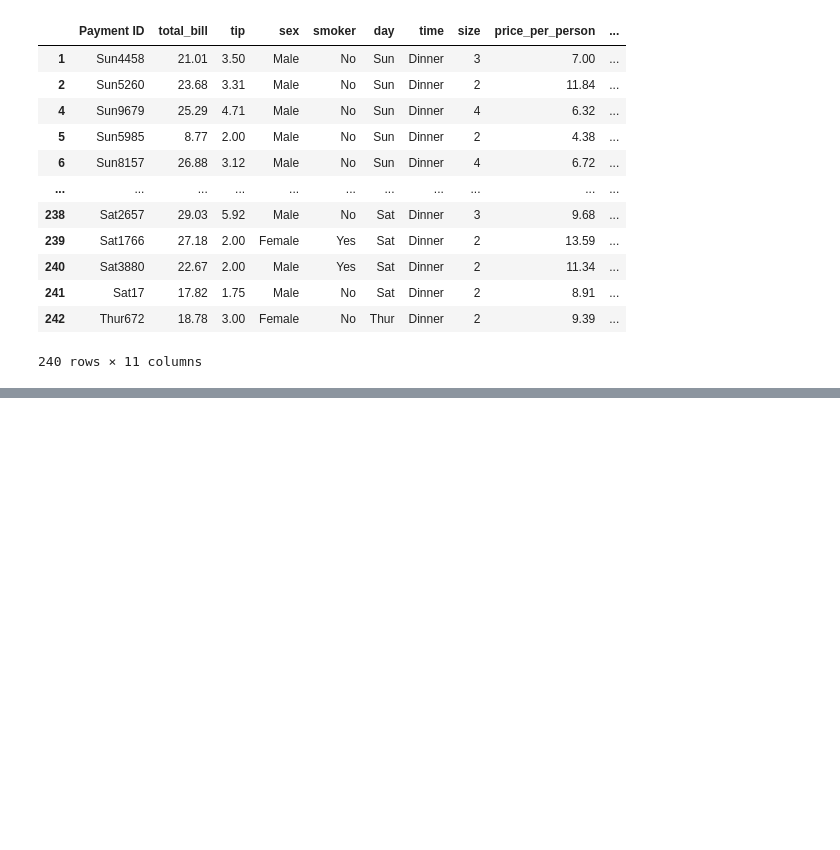
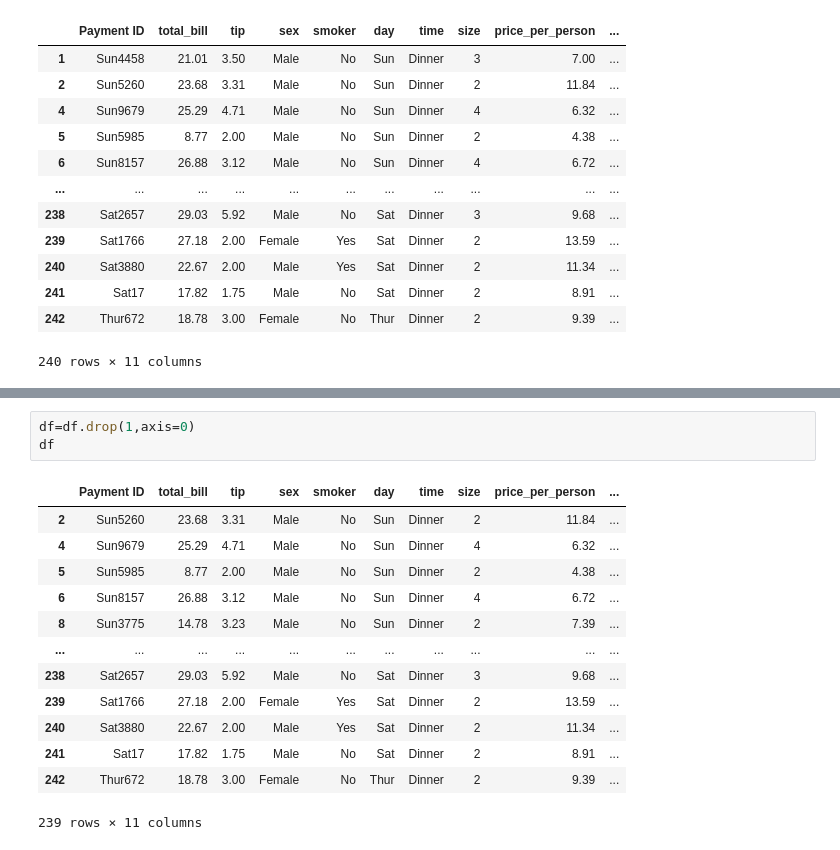
Before and after one commit to Akash-1gif/ml_practice, a Jupyter notebook: pandas/5_working_with_rows.ipynb, the cells around one changed output, grey strips where cells are left out. Saved outputs shown, nothing was run; the diff lists cells and outputs as text; blank space fills up the shorter version.

```diff
--- a/pandas/5_working_with_rows.ipynb
+++ b/pandas/5_working_with_rows.ipynb
@@ -241,0 +238,17 @@ SyntaxError: invalid syntax (1773015844.py, line 1)
+# %%
+df=df.drop(1,axis=0)
+df
+# %% [output]
+|  | Payment ID | total_bill | tip | sex | smoker | day | time | size | price_per_person | ... |
+| 2 | Sun5260 | 23.68 | 3.31 | Male | No | Sun | Dinner | 2 | 11.84 | ... |
+| 4 | Sun9679 | 25.29 | 4.71 | Male | No | Sun | Dinner | 4 | 6.32 | ... |
+| 5 | Sun5985 | 8.77 | 2.00 | Male | No | Sun | Dinner | 2 | 4.38 | ... |
+| 6 | Sun8157 | 26.88 | 3.12 | Male | No | Sun | Dinner | 4 | 6.72 | ... |
+| 8 | Sun3775 | 14.78 | 3.23 | Male | No | Sun | Dinner | 2 | 7.39 | ... |
+| ... | ... | ... | ... | ... | ... | ... | ... | ... | ... | ... |
+| 238 | Sat2657 | 29.03 | 5.92 | Male | No | Sat | Dinner | 3 | 9.68 | ... |
+| 239 | Sat1766 | 27.18 | 2.00 | Female | Yes | Sat | Dinner | 2 | 13.59 | ... |
+| 240 | Sat3880 | 22.67 | 2.00 | Male | Yes | Sat | Dinner | 2 | 11.34 | ... |
+| 241 | Sat17 | 17.82 | 1.75 | Male | No | Sat | Dinner | 2 | 8.91 | ... |
+| 242 | Thur672 | 18.78 | 3.00 | Female | No | Thur | Dinner | 2 | 9.39 | ... |
+239 rows × 11 columns
```
Also changed, not shown: parts of 13 cells of this notebook.
